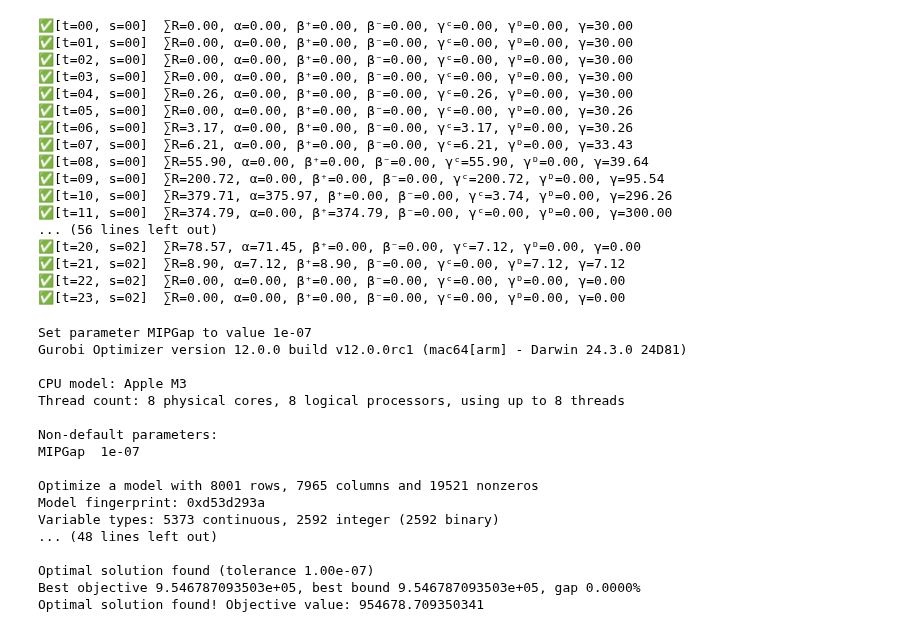
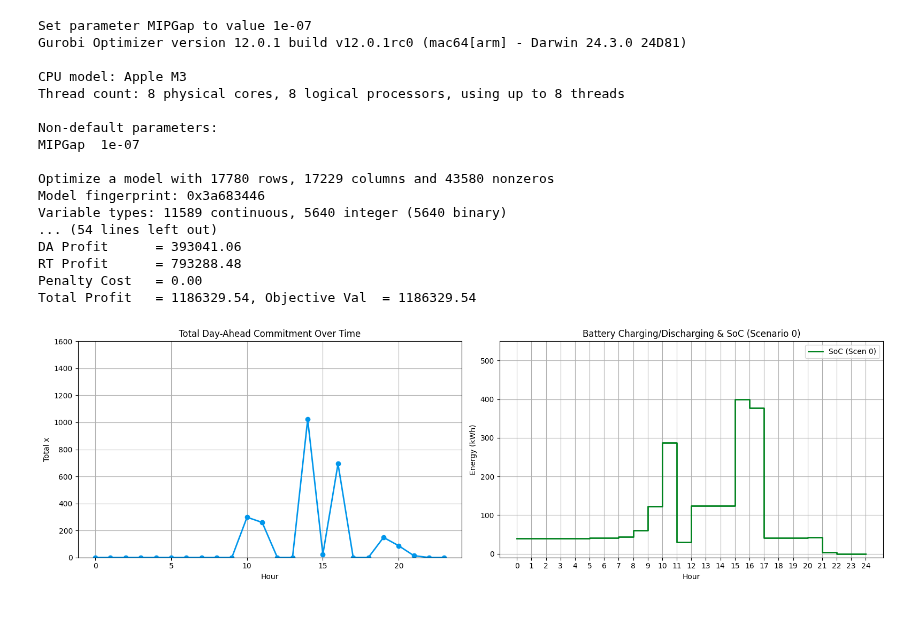
Before and after one commit to syeoyo/der, a Jupyter notebook: sbacktracking.ipynb, the cells around one changed output. Saved outputs shown, nothing was run; the diff lists cells and outputs as text; code cells hidden in the pictures.

```diff
--- a/sbacktracking.ipynb
+++ b/sbacktracking.ipynb
@@ -164,37 +164,3 @@ Optimal solution found! Objective value: 954678.709350341
-# %%
-for s in range(S):
-    for t in range(T):
-        sum_R = R[:, t, s].sum()
-        alpha_val = a[t].X
-        bp_val = bp[t, s].X
-        bm_val = bm[t, s].X
-        gc_val = gc[t, s].X
-        gd_val = gd[t, s].X
-        g_val = g[t, s].X
-
-        lhs = sum_R - alpha_val
-        rhs = bp_val - bm_val + gc_val - gd_val
-
-        print(f"✅[t={t:02d}, s={s:02d}]  ∑R={sum_R:.2f}, α={alpha_val:.2f}, β⁺={bp_val:.2f}, β⁻={bm_val:.2f}, γᶜ={gc_val:.2f}, γᴰ={gd_val:.2f}, γ={g_val:.2f}")
-        # print(f"              LHS = {lhs:.2f}, RHS = {rhs:.2f}")
-# %% [output]
-✅[t=00, s=00]  ∑R=0.00, α=0.00, β⁺=0.00, β⁻=0.00, γᶜ=0.00, γᴰ=0.00, γ=30.00
-✅[t=01, s=00]  ∑R=0.00, α=0.00, β⁺=0.00, β⁻=0.00, γᶜ=0.00, γᴰ=0.00, γ=30.00
-✅[t=02, s=00]  ∑R=0.00, α=0.00, β⁺=0.00, β⁻=0.00, γᶜ=0.00, γᴰ=0.00, γ=30.00
-✅[t=03, s=00]  ∑R=0.00, α=0.00, β⁺=0.00, β⁻=0.00, γᶜ=0.00, γᴰ=0.00, γ=30.00
-✅[t=04, s=00]  ∑R=0.26, α=0.00, β⁺=0.00, β⁻=0.00, γᶜ=0.26, γᴰ=0.00, γ=30.00
-✅[t=05, s=00]  ∑R=0.00, α=0.00, β⁺=0.00, β⁻=0.00, γᶜ=0.00, γᴰ=0.00, γ=30.26
-✅[t=06, s=00]  ∑R=3.17, α=0.00, β⁺=0.00, β⁻=0.00, γᶜ=3.17, γᴰ=0.00, γ=30.26
-✅[t=07, s=00]  ∑R=6.21, α=0.00, β⁺=0.00, β⁻=0.00, γᶜ=6.21, γᴰ=0.00, γ=33.43
-✅[t=08, s=00]  ∑R=55.90, α=0.00, β⁺=0.00, β⁻=0.00, γᶜ=55.90, γᴰ=0.00, γ=39.64
-✅[t=09, s=00]  ∑R=200.72, α=0.00, β⁺=0.00, β⁻=0.00, γᶜ=200.72, γᴰ=0.00, γ=95.54
-✅[t=10, s=00]  ∑R=379.71, α=375.97, β⁺=0.00, β⁻=0.00, γᶜ=3.74, γᴰ=0.00, γ=296.26
-✅[t=11, s=00]  ∑R=374.79, α=0.00, β⁺=374.79, β⁻=0.00, γᶜ=0.00, γᴰ=0.00, γ=300.00
-... (56 lines left out)
-✅[t=20, s=02]  ∑R=78.57, α=71.45, β⁺=0.00, β⁻=0.00, γᶜ=7.12, γᴰ=0.00, γ=0.00
-✅[t=21, s=02]  ∑R=8.90, α=7.12, β⁺=8.90, β⁻=0.00, γᶜ=0.00, γᴰ=7.12, γ=7.12
-✅[t=22, s=02]  ∑R=0.00, α=0.00, β⁺=0.00, β⁻=0.00, γᶜ=0.00, γᴰ=0.00, γ=0.00
-✅[t=23, s=02]  ∑R=0.00, α=0.00, β⁺=0.00, β⁻=0.00, γᶜ=0.00, γᴰ=0.00, γ=0.00
 # %%
 set= gp.Model("set")
 set.setParam("MIPGap", 1e-7)
@@ -263,6 +229,7 @@ for t, s in product(range(T), range(S)):
     set.addConstr(g[t, s] == gp.quicksum(z[i, t, s] for i in range(I)))
     set.addConstr(gc[t, s] == gp.quicksum(ec[i, t, s] for i in range(I)))
     set.addConstr(gd[t, s] == gp.quicksum(ed[i, t, s] for i in range(I)))
+    set.addConstr(g[t + 1, s] == g[t, s] + gc[t, s] - gd[t, s])
 
     # set.addConstr(gp.quicksum(x[i, t, s] for i in range(I)) == float(a_vals[t]))
     # set.addConstr(gp.quicksum(ep[i, t, s] for i in range(I)) == float(bp_vals[t, s]))
@@ -270,8 +237,6 @@ for t, s in product(range(T), range(S)):
     # set.addConstr(gp.quicksum(z[i, t, s]  for i in range(I)) == float(g_vals[t, s]))
     # set.addConstr(gp.quicksum(ec[i, t, s] for i in range(I)) == float(gc_vals[t, s]))
     # set.addConstr(gp.quicksum(ed[i, t, s] for i in range(I)) == float(gd_vals[t, s]))
-    set.addConstr(g[t + 1, s] == g[t, s] + gc[t, s] - gd[t, s])
-    set.addConstr(g[t, s] <= gp.quicksum(K[i] for i in range(I)))
 
 for i, t, s in product(range(I), range(T), range(S)):
     set.addConstr(R[i, t, s] - x[i, t, s] == yp[i, t, s] - ym[i, t, s] + zc[i, t, s] - zd[i, t, s])
@@ -314,42 +279,66 @@ for i, t, s in product(range(I), range(T), range(S)):
     set.addConstr(dzd_p[i, t, s] <= M1 * q4[i, t, s])
     set.addConstr(dzd_m[i, t, s] <= M1 * (1 - q4[i, t, s]))
     set.addConstr(ed[i, t, s] <= z[i, t, s])
+    set.addConstr(zd[i, t, s] <= ed[i, t, s])
 
     set.addConstr(ep[i, t, s] <= M1 * q5[i, t, s])
     set.addConstr(em[i, t, s] <= M1 * (1 - q5[i, t, s]))
     set.addConstr(em[i, t, s] <= M1 * q6[i, t, s])
     set.addConstr(ec[i, t, s] <= M1 * (1 - q6[i, t, s]))
     set.addConstr(ec[i, t, s] <= M1 * q7[i, t, s])
     set.addConstr(ed[i, t, s] <= M1 * (1 - q7[i, t, s]))
 
     # set.addConstr(dp[i, t, s] == dyp_p[i, t, s] + dym_p[i, t, s] + dzc_p[i, t, s] + dzd_p[i, t, s])
     # set.addConstr(dm[i, t, s] == dyp_m[i, t, s] + dym_m[i, t, s] + dzc_m[i, t, s] + dzd_m[i, t, s])
     # set.addConstr(dp[i, t, s] <= M1 * q8[i, t, s])
     # set.addConstr(dm[i, t, s] <= M1 * (1 - q8[i, t, s]))
     # set.addConstr(supply[t, s] == gp.quicksum(dp[i, t, s] for i in range(I)) + gp.quicksum(z[i, t, s] - zd[i, t, s] for i in range(I)))
     # set.addConstr(demand[t, s] == gp.quicksum(dm[i, t, s] for i in range(I)))
 
 set.optimize()
 
 if set.status == GRB.OPTIMAL:
     print(f"Optimal solution found! Objective value: {set.objVal}")
 else:
     print("No optimal solution found.")
+
+a_vals  = np.array([set.getVarByName(f"alpha[{t}]").X for t in range(T)])
+bp_vals = np.array([[set.getVarByName(f"beta_plus[{t},{s}]").X for s in range(S)] for t in range(T)])
+bm_vals = np.array([[set.getVarByName(f"beta_minus[{t},{s}]").X for s in range(S)] for t in range(T)])
+gc_vals = np.array([[set.getVarByName(f"gamma_charge[{t},{s}]").X for s in range(S)] for t in range(T)])
+gd_vals = np.array([[set.getVarByName(f"gamma_discharge[{t},{s}]").X for s in range(S)] for t in range(T)])
+g_vals  = np.array([[set.getVarByName(f"gamma[{t},{s}]").X for s in range(S)] for t in range(T + 1)])
+
+x_vals   = np.array([[[set.getVarByName(f"x[{i},{t},{s}]").X for s in range(S)] for t in range(T)] for i in range(I)])
+yp_vals  = np.array([[[set.getVarByName(f"y_plus[{i},{t},{s}]").X for s in range(S)] for t in range(T)] for i in range(I)])
+ym_vals  = np.array([[[set.getVarByName(f"y_minus[{i},{t},{s}]").X for s in range(S)] for t in range(T)] for i in range(I)])
+zc_vals  = np.array([[[set.getVarByName(f"z_charge[{i},{t},{s}]").X for s in range(S)] for t in range(T)] for i in range(I)])
+zd_vals  = np.array([[[set.getVarByName(f"z_discharge[{i},{t},{s}]").X for s in range(S)] for t in range(T)] for i in range(I)])
+z_vals   = np.array([[[set.getVarByName(f"z[{i},{t},{s}]").X for s in range(S)] for t in range(T+1)] for i in range(I)])
+
+e_vals  = np.array([[[set.getVarByName(f"e[{i},{t},{s}]").X for s in range(S)] for t in range(T)] for i in range(I)])
+ep_vals  = np.array([[[set.getVarByName(f"e_plus[{i},{t},{s}]").X for s in range(S)] for t in range(T)] for i in range(I)])
+em_vals  = np.array([[[set.getVarByName(f"e_minus[{i},{t},{s}]").X for s in range(S)] for t in range(T)] for i in range(I)])
+ec_vals  = np.array([[[set.getVarByName(f"e_charge[{i},{t},{s}]").X for s in range(S)] for t in range(T)] for i in range(I)])
+ed_vals  = np.array([[[set.getVarByName(f"e_discharge[{i},{t},{s}]").X for s in range(S)] for t in range(T)] for i in range(I)])
+
+plot_summary(set, P_DA, P_RT, P_PN, a_vals, bp_vals, bm_vals, g_vals, s=0)
 # %% [output]
 Set parameter MIPGap to value 1e-07
-Gurobi Optimizer version 12.0.0 build v12.0.0rc1 (mac64[arm] - Darwin 24.3.0 24D81)
+Gurobi Optimizer version 12.0.1 build v12.0.1rc0 (mac64[arm] - Darwin 24.3.0 24D81)
 
 CPU model: Apple M3
 Thread count: 8 physical cores, 8 logical processors, using up to 8 threads
 
 Non-default parameters:
 MIPGap  1e-07
 
-Optimize a model with 8001 rows, 7965 columns and 19521 nonzeros
-Model fingerprint: 0xd53d293a
-Variable types: 5373 continuous, 2592 integer (2592 binary)
-... (48 lines left out)
-
-Optimal solution found (tolerance 1.00e-07)
-Best objective 9.546787093503e+05, best bound 9.546787093503e+05, gap 0.0000%
-Optimal solution found! Objective value: 954678.709350341
+Optimize a model with 17780 rows, 17229 columns and 43580 nonzeros
+Model fingerprint: 0x3a683446
+Variable types: 11589 continuous, 5640 integer (5640 binary)
+... (54 lines left out)
+DA Profit      = 393041.06
+RT Profit      = 793288.48
+Penalty Cost   = 0.00
+Total Profit   = 1186329.54, Objective Val  = 1186329.54
+[figure, added]
```
Also changed, not shown: parts of 7 cells of this notebook, 1 other file.
